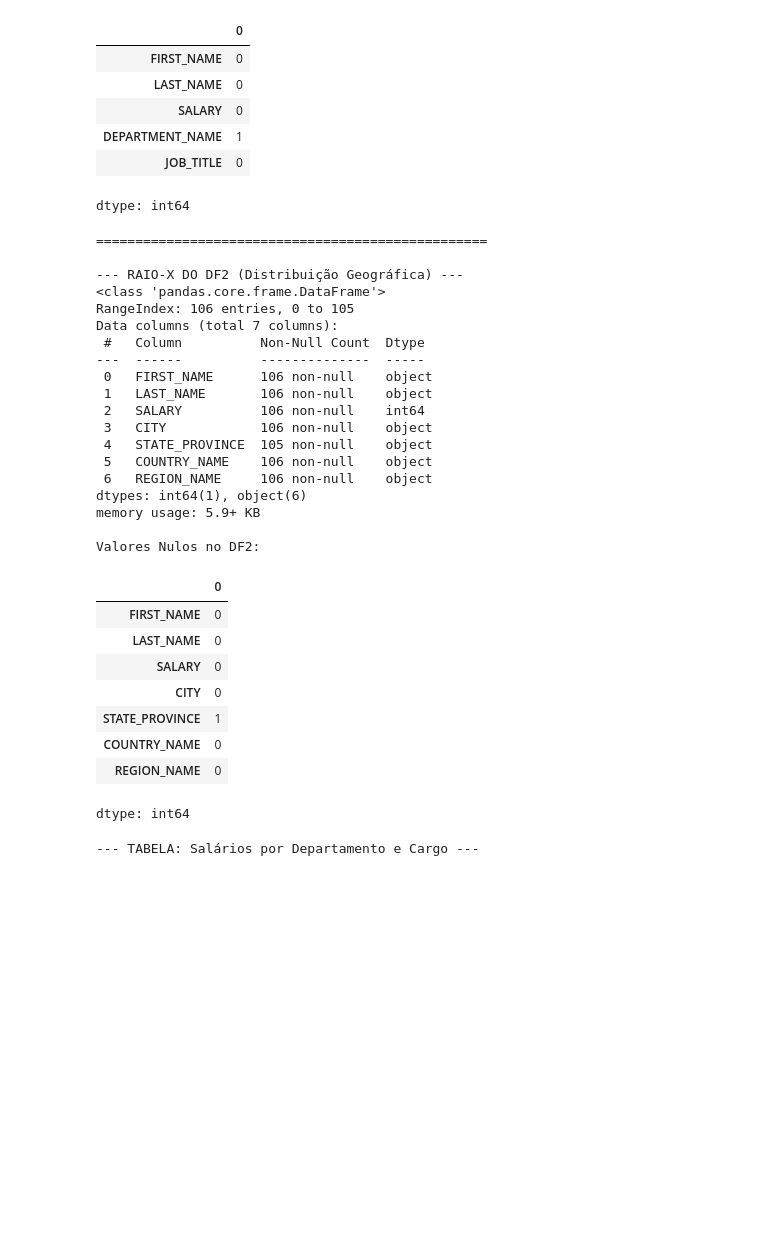
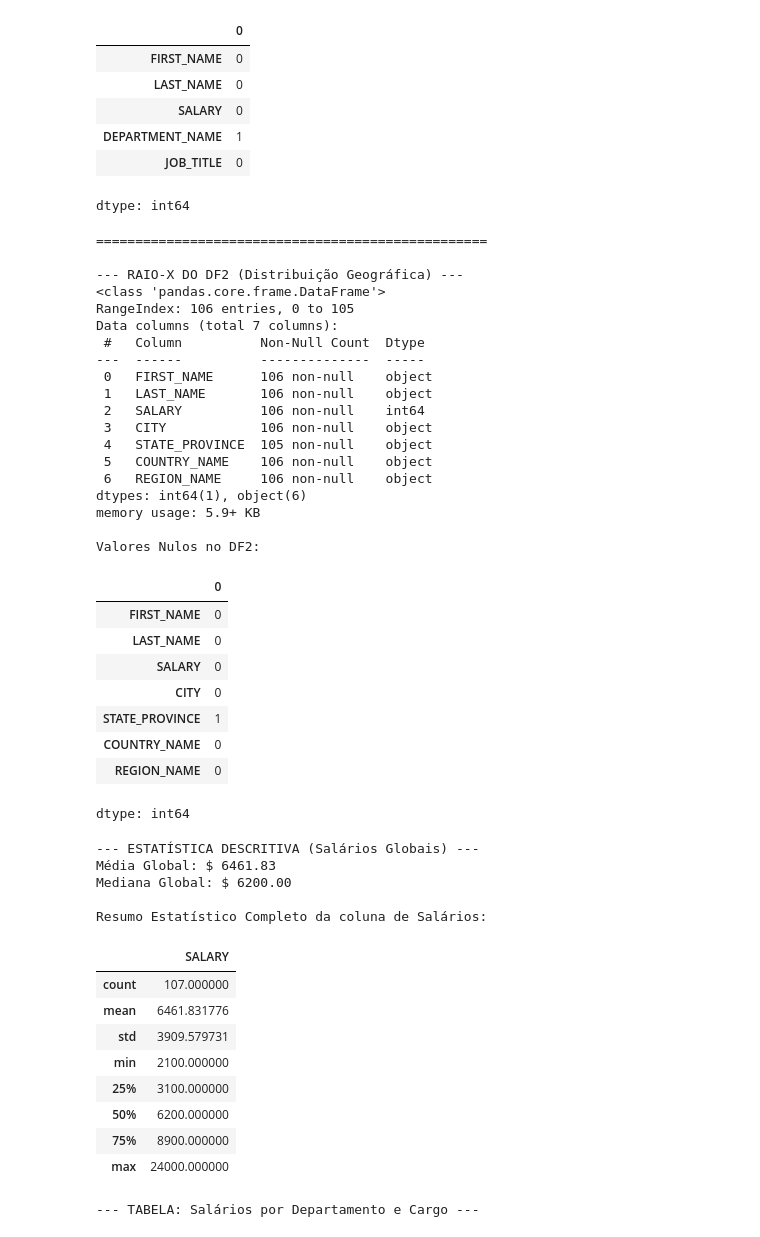
Before and after one commit to Engineer-Ana/projeto-avaliativo-Mod1-Modelagem_dados, a Jupyter notebook: analise_rh.ipynb, the cells around one changed output. Drawn from its saved outputs; the diff is of its cells as text; code cells hidden in the pictures; blank space fills up the shorter version.

```diff
--- a/analise_rh.ipynb
+++ b/analise_rh.ipynb
@@ -20,6 +20,20 @@ print("--- RAIO-X DO DF2 (Distribuição Geográfica) ---")
 df2.info()
 print("\nValores Nulos no DF2:")
 display(df2.isnull().sum())
+
+# 4. Estatística Descritiva dos Salários (Comprovando os dados do README)
+print("\n--- ESTATÍSTICA DESCRITIVA (Salários Globais) ---")
+
+# Calculando a média e a mediana exatas
+media_global = df1['SALARY'].mean()
+mediana_global = df1['SALARY'].median()
+
+print(f"Média Global: $ {media_global:.2f}")
+print(f"Mediana Global: $ {mediana_global:.2f}")
+
+# Dica extra: O comando .describe() traz um resumo estatístico completo!
+print("\nResumo Estatístico Completo da coluna de Salários:")
+display(df1[['SALARY']].describe())
 # %% [output]
 --- RAIO-X DO DF1 (Cargos e Departamentos) ---
 <class 'pandas.core.frame.DataFrame'>
@@ -44,33 +58,47 @@ Valores Nulos no DF1:
 | JOB_TITLE | 0 |
 dtype: int64
 ==================================================
 
 --- RAIO-X DO DF2 (Distribuição Geográfica) ---
 <class 'pandas.core.frame.DataFrame'>
 RangeIndex: 106 entries, 0 to 105
 Data columns (total 7 columns):
  #   Column          Non-Null Count  Dtype
 ---  ------          --------------  -----
  0   FIRST_NAME      106 non-null    object
  1   LAST_NAME       106 non-null    object
  2   SALARY          106 non-null    int64
  3   CITY            106 non-null    object
  4   STATE_PROVINCE  105 non-null    object
  5   COUNTRY_NAME    106 non-null    object
  6   REGION_NAME     106 non-null    object
 dtypes: int64(1), object(6)
 memory usage: 5.9+ KB
 
 Valores Nulos no DF2:
 |  | 0 |
 | FIRST_NAME | 0 |
 | LAST_NAME | 0 |
 | SALARY | 0 |
 | CITY | 0 |
 | STATE_PROVINCE | 1 |
 | COUNTRY_NAME | 0 |
 | REGION_NAME | 0 |
 dtype: int64
+--- ESTATÍSTICA DESCRITIVA (Salários Globais) ---
+Média Global: $ 6461.83
+Mediana Global: $ 6200.00
+
+Resumo Estatístico Completo da coluna de Salários:
+|  | SALARY |
+| count | 107.000000 |
+| mean | 6461.831776 |
+| std | 3909.579731 |
+| min | 2100.000000 |
+| 25% | 3100.000000 |
+| 50% | 6200.000000 |
+| 75% | 8900.000000 |
+| max | 24000.000000 |
 # %%
 # --- QUERY 1: SALÁRIOS POR DEPARTAMENTO E CARGO ---
 print("--- TABELA: Salários por Departamento e Cargo ---")
```
